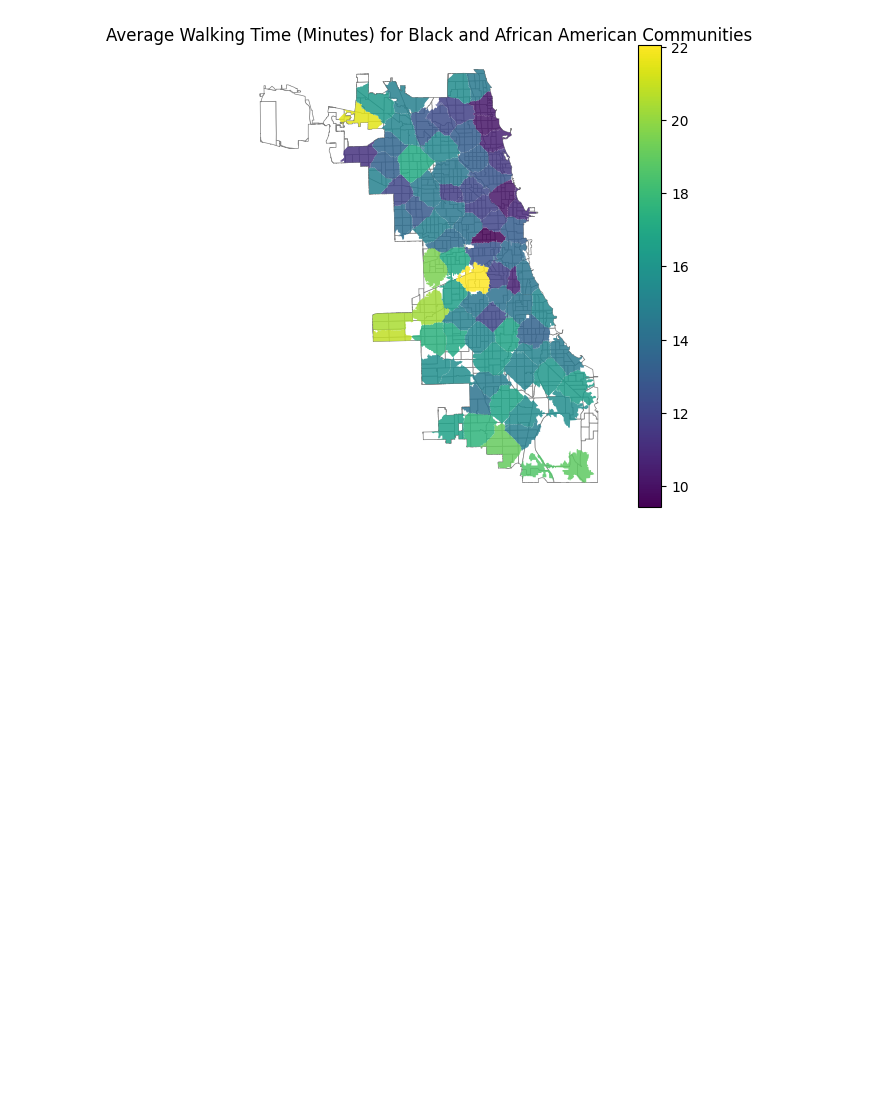
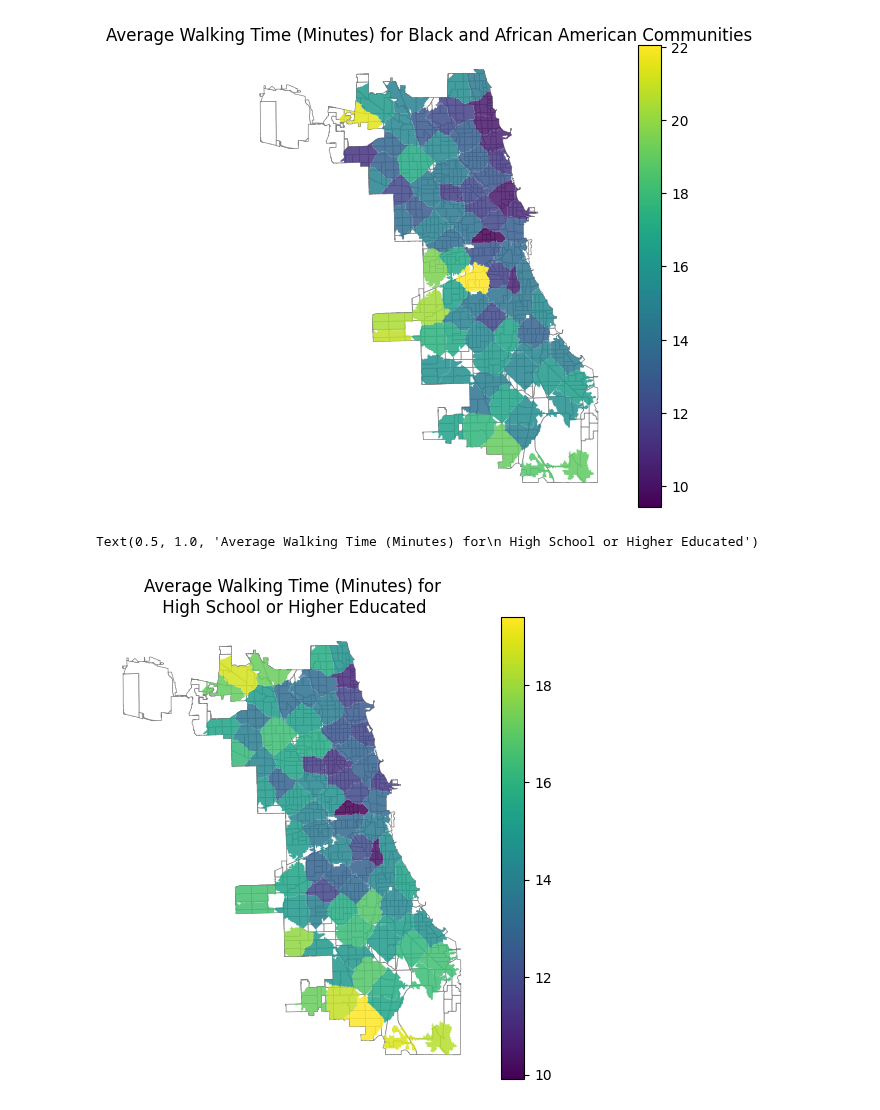
Before and after one commit to Rajvishah12/cpl_project, a Jupyter notebook: can-summer-2023/library neighborhoods/avgTravelTime/avgTravelTimeHeatMaps.ipynb, the cells around one changed output. Cells and saved outputs as stored; diff of their text form; code cells hidden in the pictures; blank space fills up the shorter version.

Commit message:
max and min 8 walking time correlations

```diff
--- a/can-summer-2023/library neighborhoods/avgTravelTime/avgTravelTimeHeatMaps.ipynb
+++ b/can-summer-2023/library neighborhoods/avgTravelTime/avgTravelTimeHeatMaps.ipynb
@@ -18,7 +18,8 @@ allAvgCyclingTime = pd.read_csv('../avgTravelTime/averageCyclingTimeNeighborhood
 allAvgDrivingTime = pd.read_csv('../avgTravelTime/averageDrivingTimeNeighborhoods.csv')
 whiteAvgWalkingTime = pd.read_csv('../avgTravelTime/WhiteAloneaverageWalkingTimeNeighborhoods.csv')
 blackAvgWalkingTime = pd.read_csv('../avgTravelTime/BlackorAfricanAmericanAloneaverageWalkingTimeNeighborhoods.csv')
-
+demoAvgWalkingTime = pd.read_csv('../avgTravelTime/demosdfaveragewalkingneighborhood__1_.csv')
+lessThanHS = pd.read_csv('../avgTravelTime/wt__less_than_high_school.csv')
 
 walkingNeighborhoods = pd.read_csv('../avgTravelTime/completedWalkingNeighborhoodRadiiDF.csv')
 cyclingNeighborhoods = pd.read_csv('../avgTravelTime/completedCyclingNeighborhoodRadiiDF.csv')
@@ -132,4 +133,20 @@ ax.set_title('Average Walking Time (Minutes) for Black and African American Comm
 Text(0.5, 1.0, 'Average Walking Time (Minutes) for Black and African American Communities')
 [figure]
 # %%
-# plot walking education
+demoAvgWalkingTime['geometry'] = walkingNeighborhoods['geometry']
+demoAvgWalkingTime = gpd.GeoDataFrame(
+    demoAvgWalkingTime.loc[:, [c for c in demoAvgWalkingTime.columns if c != "geometry"]],
+    geometry=gpd.GeoSeries.from_wkt(demoAvgWalkingTime["geometry"]),
+    crs="epsg:4326",
+    )
+
+demoAvgWalkingTime = gpd.clip(demoAvgWalkingTime,combinedCensusTracts)
+
+fig, ax = plt.subplots(1, figsize=(6, 6))
+base = censusTracts.plot(ax=ax, color='white', edgecolor='gray', linewidth = .5)
+demoAvgWalkingTime.plot(column='WT: Degree: High School or More', legend=True, ax=base, alpha = .85)
+ax.axis('off')
+ax.set_title('Average Walking Time (Minutes) for\n High School or Higher Educated', fontdict={'fontsize': '12', 'fontweight' : '3'})
+# %% [output]
+Text(0.5, 1.0, 'Average Walking Time (Minutes) for\n High School or Higher Educated')
+[figure, added]
```
Also changed, not shown: parts of 2 cells of this notebook, 4 other files.
